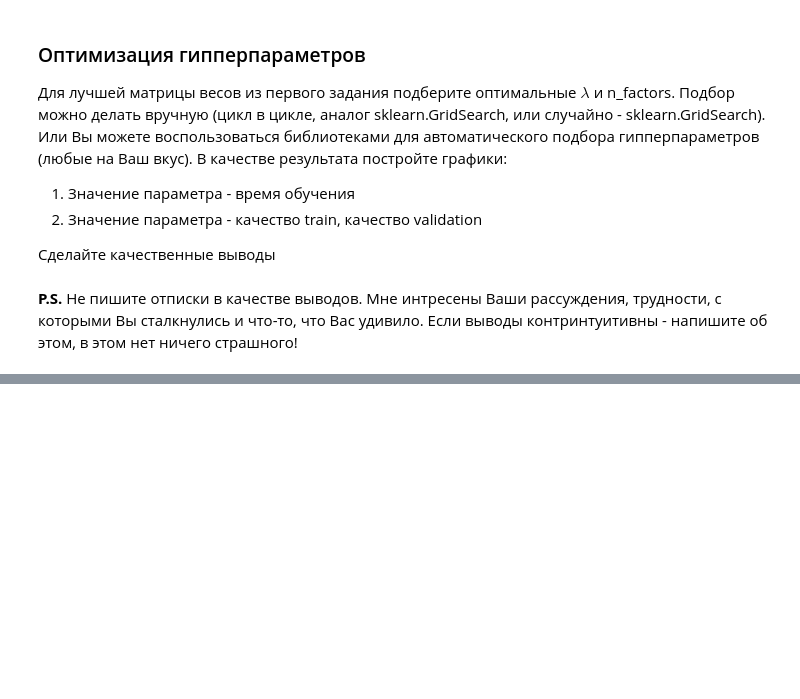
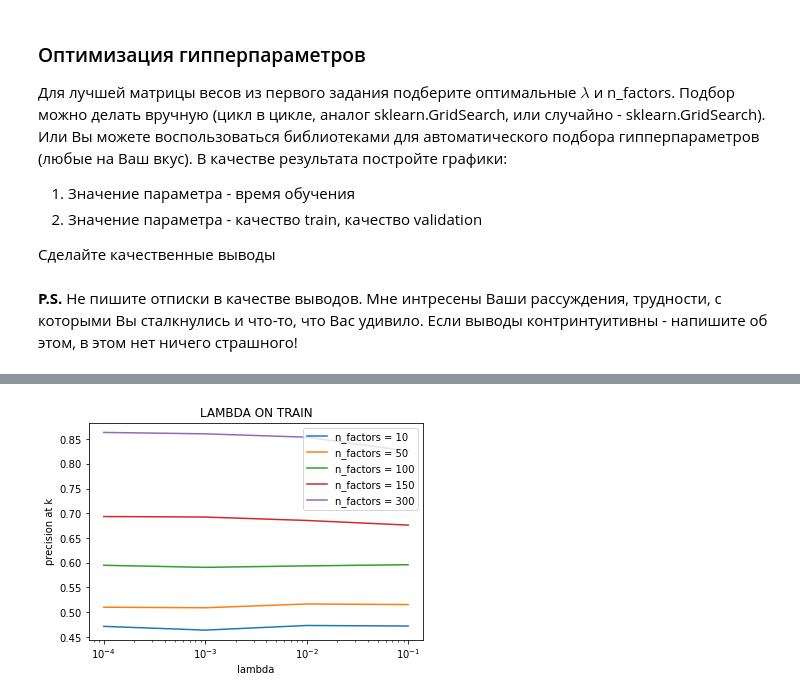
Before and after one commit to aechernenko/gbu_ai, a Jupyter notebook: recom/3/hw3.ipynb, the cells around one changed output, grey strips where cells are left out. Saved outputs shown, nothing was run; the diff lists cells and outputs as text; code cells hidden in the pictures; blank space fills up the shorter version.

```diff
--- a/recom/3/hw3.ipynb
+++ b/recom/3/hw3.ipynb
@@ -32,0 +353,15 @@ import implicit
+# %%
+plt.plot([0.0001, 0.001, 0.01, 0.1],hyper_result.loc[hyper_result['n_factors']==10 ,'precis_on_train'], label = 'n_factors = 10')
+plt.plot([0.0001, 0.001, 0.01, 0.1],hyper_result.loc[hyper_result['n_factors']==50 ,'precis_on_train'], label = 'n_factors = 50')
+plt.plot([0.0001, 0.001, 0.01, 0.1],hyper_result.loc[hyper_result['n_factors']==100,'precis_on_train'], label = 'n_factors = 100')
+plt.plot([0.0001, 0.001, 0.01, 0.1],hyper_result.loc[hyper_result['n_factors']==150,'precis_on_train'], label = 'n_factors = 150')
+plt.plot([0.0001, 0.001, 0.01, 0.1],hyper_result.loc[hyper_result['n_factors']==300,'precis_on_train'], label = 'n_factors = 300')
+plt.xscale('log')
+
+plt.legend()
+plt.xlabel('lambda')
+plt.ylabel('precision at k')
+plt.title('LAMBDA ON TRAIN')
+plt.show()
+# %% [output]
+[figure, added]
```
Also changed, not shown: parts of 35 cells of this notebook.
